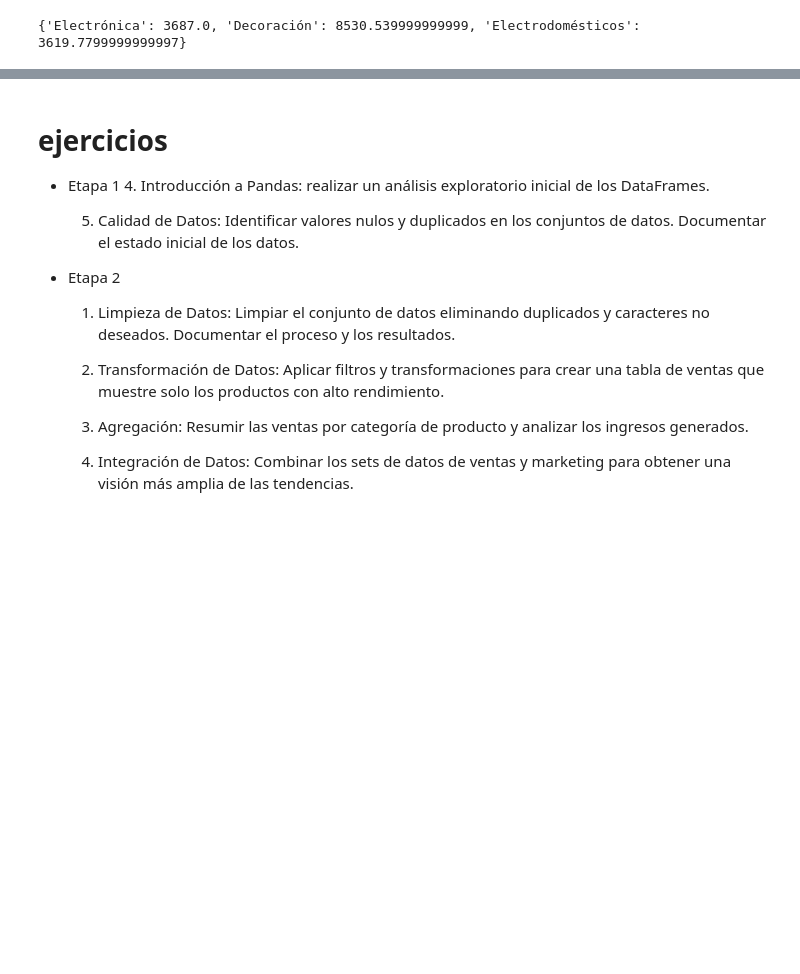
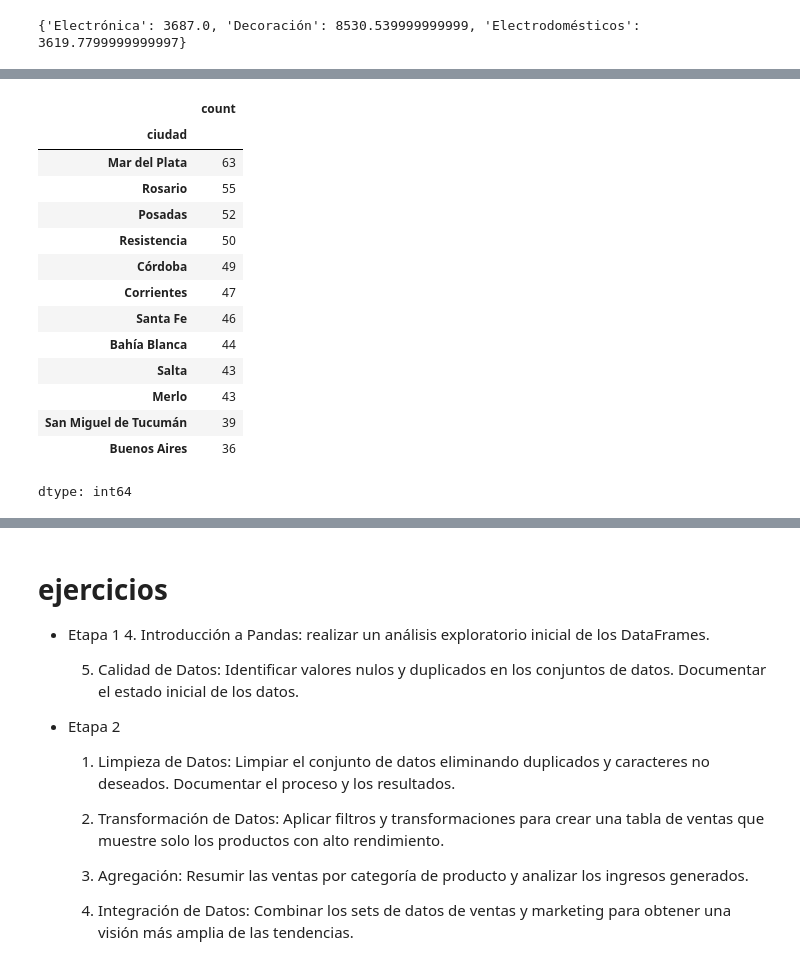
Before and after one commit to FedeM-Git/TT-2C2025-Data-Analitycs-Notebooks, a Jupyter notebook: Pre-Entrega_Maune/Pre-Entrega_Maune, Juan_Federico.ipynb, the cells around one changed output, grey strips where cells are left out. Cells and saved outputs as stored; diff of their text form; code cells hidden in the pictures; blank space fills up the shorter version.

```diff
--- a/Pre-Entrega_Maune/Pre-Entrega_Maune, Juan_Federico.ipynb
+++ b/Pre-Entrega_Maune/Pre-Entrega_Maune, Juan_Federico.ipynb
@@ -97,0 +144,18 @@ print(ventas_por_categoria)
+# %%
+df_clientes['ciudad'].value_counts()
+# %% [output]
+|  | count |
+| ciudad |  |
+| Mar del Plata | 63 |
+| Rosario | 55 |
+| Posadas | 52 |
+| Resistencia | 50 |
+| Córdoba | 49 |
+| Corrientes | 47 |
+| Santa Fe | 46 |
+| Bahía Blanca | 44 |
+| Salta | 43 |
+| Merlo | 43 |
+| San Miguel de Tucumán | 39 |
+| Buenos Aires | 36 |
+dtype: int64
```
Also changed, not shown: parts of 17 cells of this notebook.
